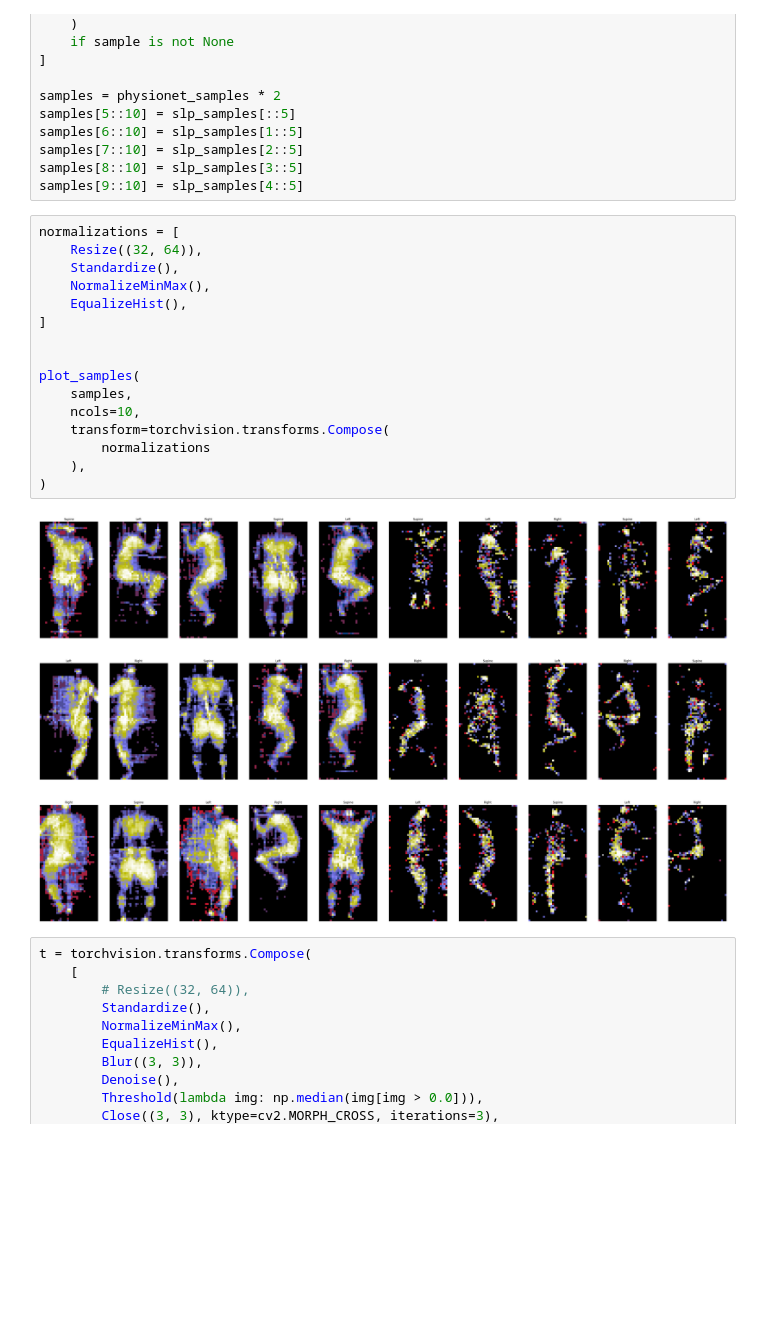
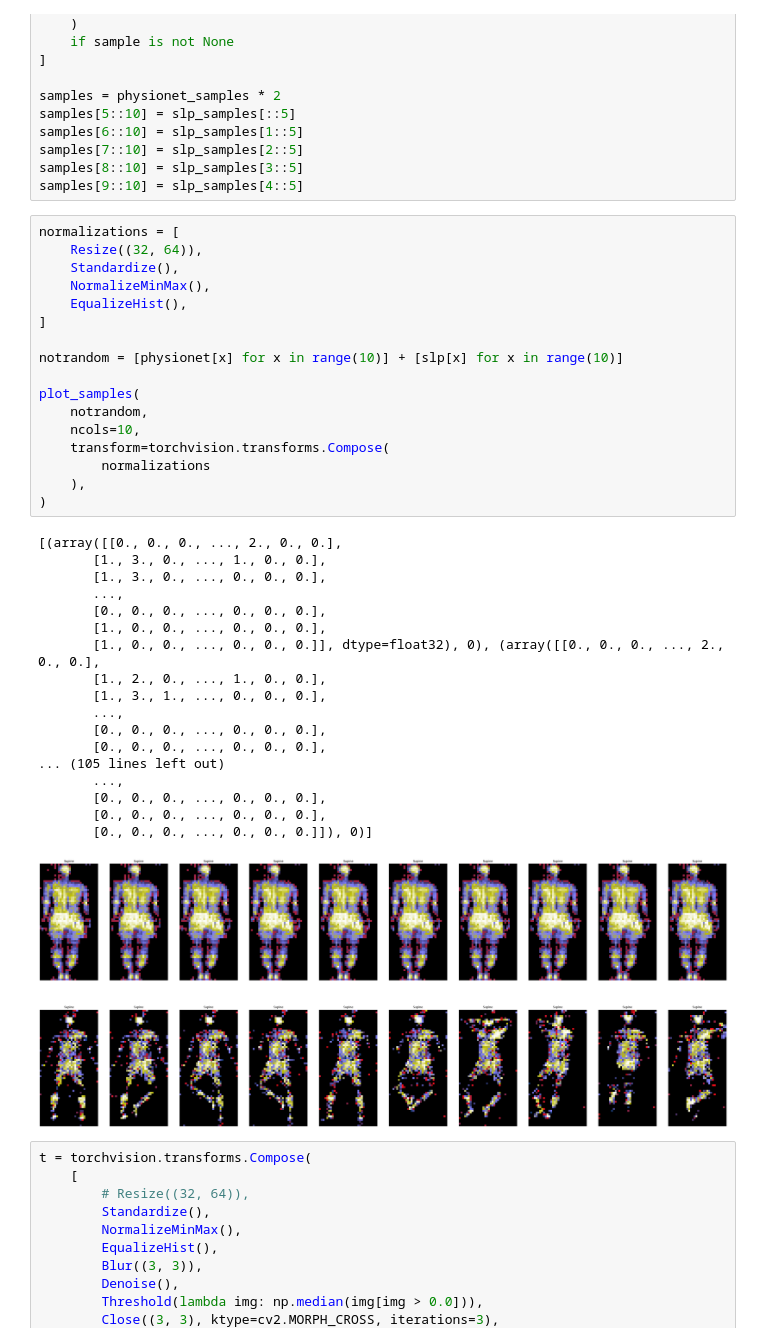
Before and after one commit to jb3rndt/wisemat-posture-classification, a Jupyter notebook: plots.ipynb, the cells around one changed output. Cells and saved outputs as stored; diff of their text form; blank space fills up the shorter version.

```diff
--- a/plots.ipynb
+++ b/plots.ipynb
@@ -61,21 +61,39 @@ samples[9::10] = slp_samples[4::5]
 # %%
 normalizations = [
     Resize((32, 64)),
     Standardize(),
     NormalizeMinMax(),
     EqualizeHist(),
 ]
 
+notrandom = [physionet[x] for x in range(10)] + [slp[x] for x in range(10)]
 
 plot_samples(
-    samples,
+    notrandom,
     ncols=10,
     transform=torchvision.transforms.Compose(
         normalizations
     ),
 )
 # %% [output]
+[(array([[0., 0., 0., ..., 2., 0., 0.],
+       [1., 3., 0., ..., 1., 0., 0.],
+       [1., 3., 0., ..., 0., 0., 0.],
+       ...,
+       [0., 0., 0., ..., 0., 0., 0.],
+       [1., 0., 0., ..., 0., 0., 0.],
+       [1., 0., 0., ..., 0., 0., 0.]], dtype=float32), 0), (array([[0., 0., 0., ..., 2., 0., 0.],
+       [1., 2., 0., ..., 1., 0., 0.],
+       [1., 3., 1., ..., 0., 0., 0.],
+       ...,
+       [0., 0., 0., ..., 0., 0., 0.],
+       [0., 0., 0., ..., 0., 0., 0.],
+... (105 lines left out)
+       ...,
+       [0., 0., 0., ..., 0., 0., 0.],
+       [0., 0., 0., ..., 0., 0., 0.],
+       [0., 0., 0., ..., 0., 0., 0.]]), 0)]
-[figure, old version]
+[figure, new version]
 # %%
 t = torchvision.transforms.Compose(
     [
```
Also changed, not shown: parts of 4 cells of this notebook, 5 other files.
